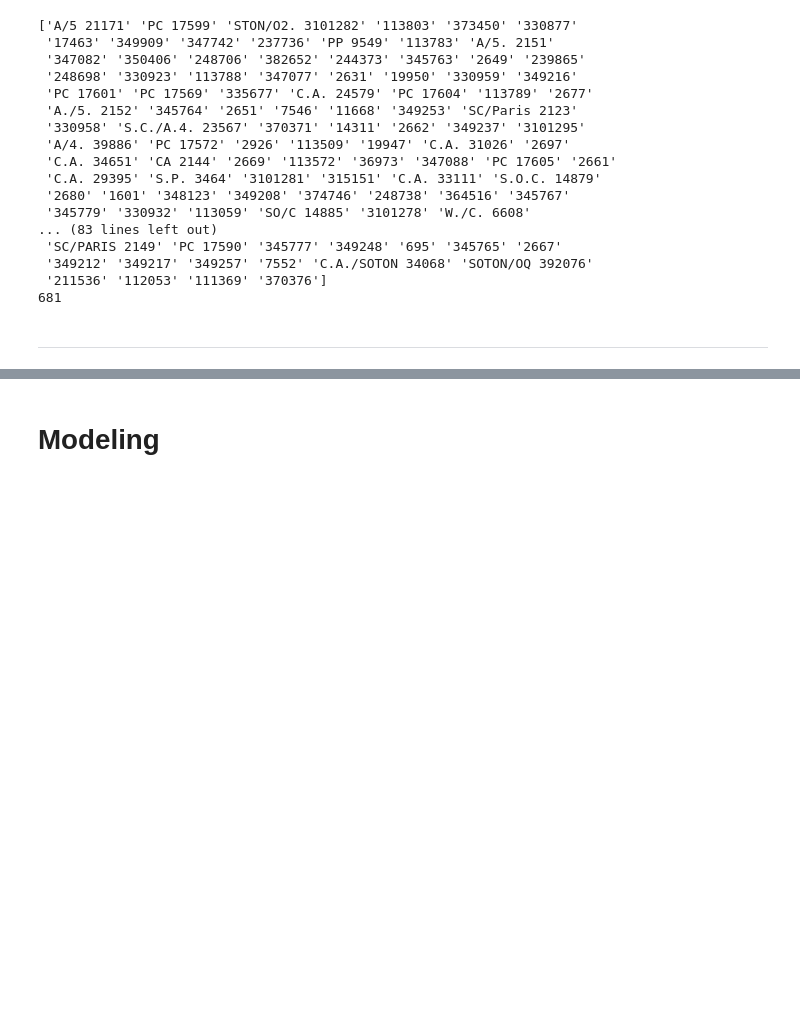
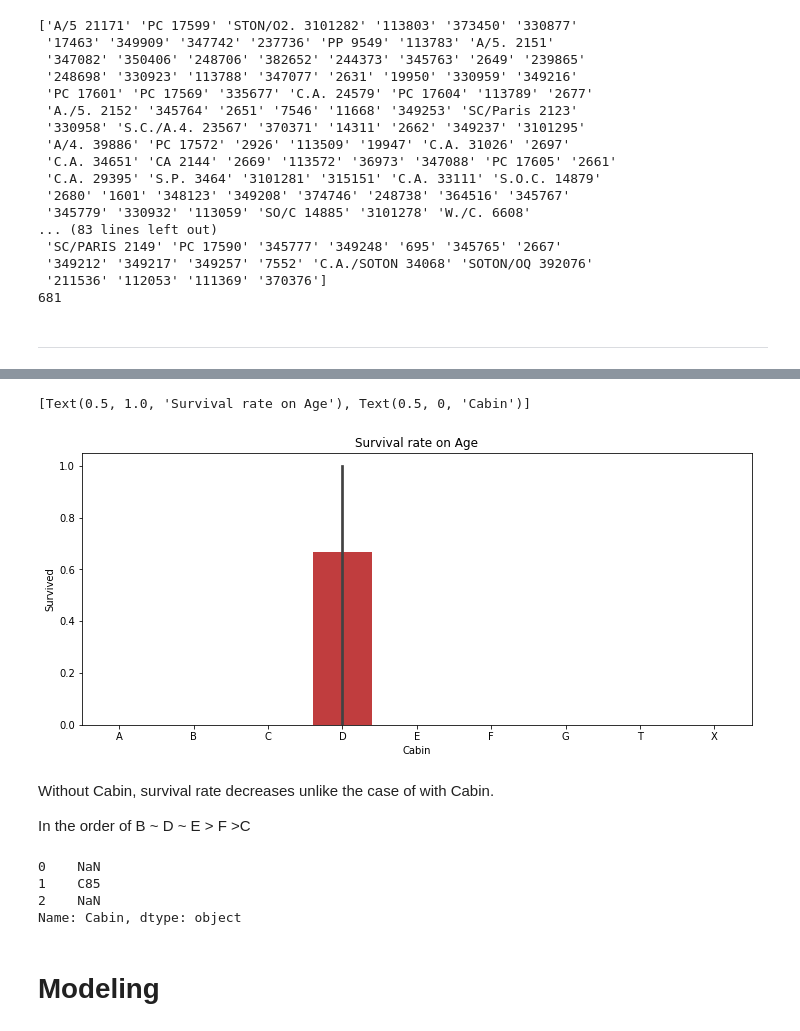
Before and after one commit to combiJihoon/KagglePractice, a Jupyter notebook: Titanic/Titanic.ipynb, the cells around one changed output, grey strips where cells are left out. Saved outputs shown, nothing was run; the diff lists cells and outputs as text; code cells hidden in the pictures; blank space fills up the shorter version.

Commit message:
Titanic kaggle practice

```diff
--- a/Titanic/Titanic.ipynb
+++ b/Titanic/Titanic.ipynb
@@ -624,3 +724,25 @@ titanic_test['Ticket_len'] = titanic_test.Ticket.apply(lambda x: len(x))
+# %%
+fig, ax=plt.subplots()
+fig.set_size_inches(12, 5)
+
+order=['A','B','C','D','E','F','G','T','X']
+
+sns.barplot(data=titanic_train, x='Cabin', y='Survived', order=order, ax=ax)
+ax.set(title='Survival rate on Age', xlabel='Cabin')
+# %% [output]
+[Text(0.5, 1.0, 'Survival rate on Age'), Text(0.5, 0, 'Cabin')]
+[figure, added]
+# %% [markdown]
+Without Cabin, survival rate decreases unlike the case of with Cabin.
+
+In the order of B ~ D ~ E > F >C
+# %%
+titanic_train["Cabin"].head(3)
+# %% [output]
+0    NaN
+1    C85
+2    NaN
+Name: Cabin, dtype: object
 # %% [markdown]
 # Modeling
 # %% [markdown]
```
Also changed, not shown: parts of 34 cells of this notebook, 1 other file.
